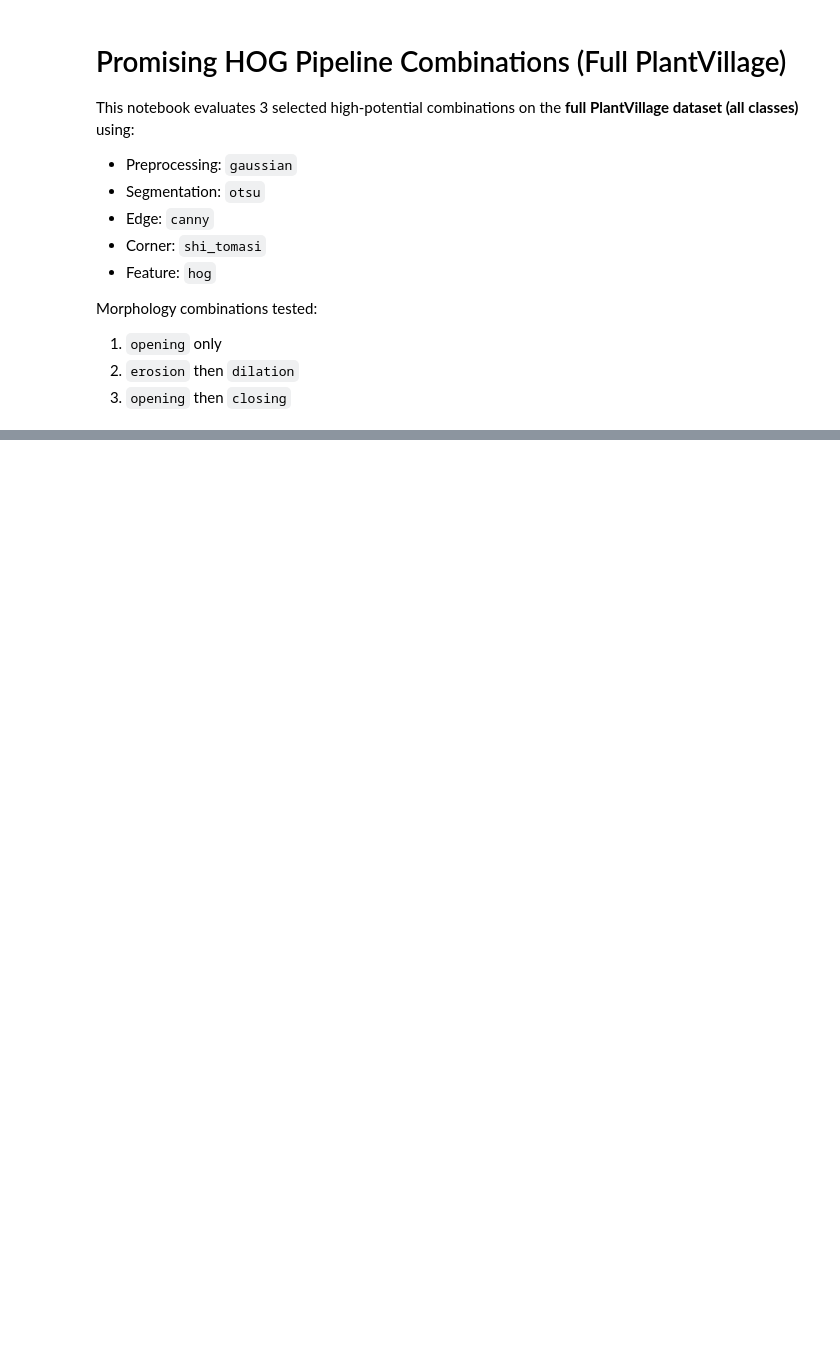
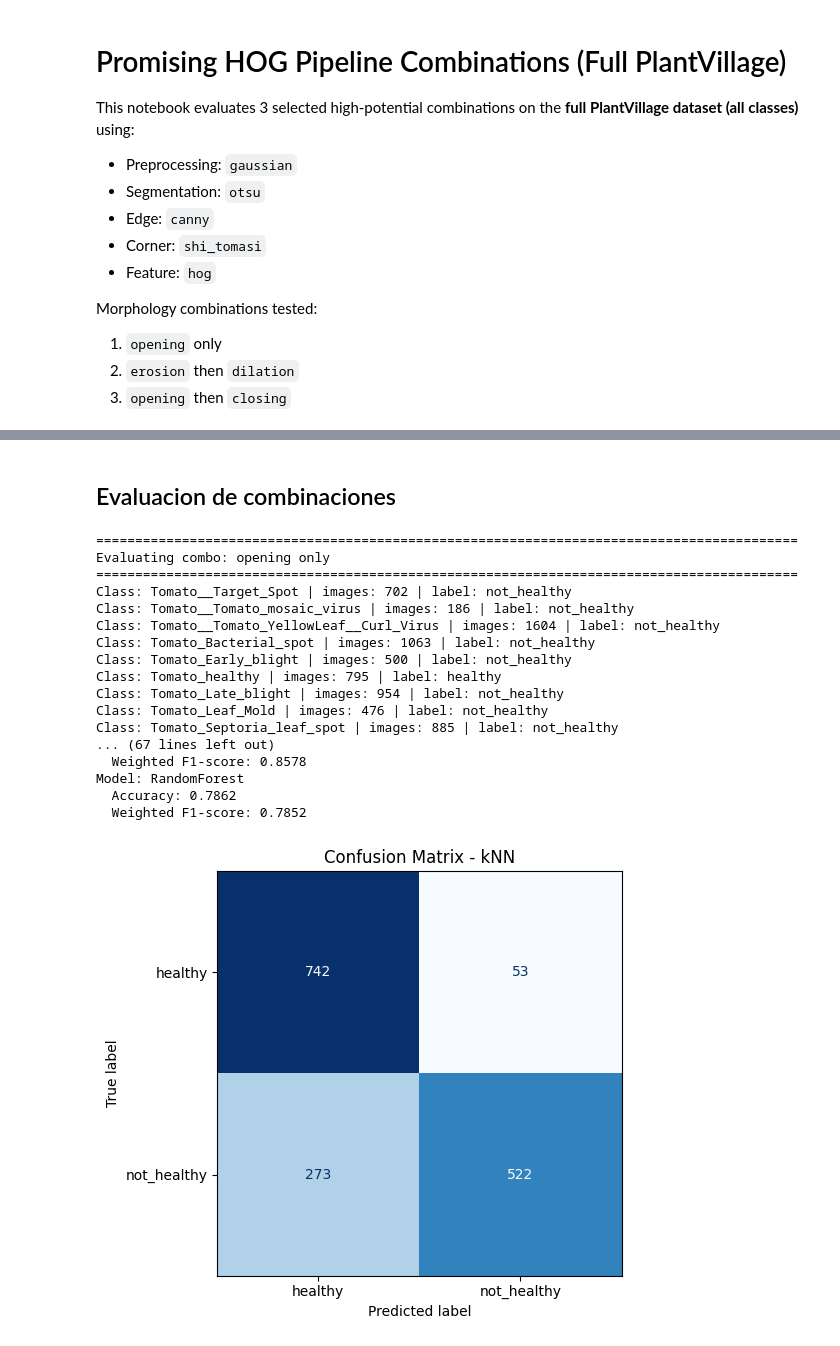
Before and after one commit to slamgLuke/CV_descriptors, a Jupyter notebook: promising_hog_combos_full_dataset.ipynb, the cells around one changed output, grey strips where cells are left out. Drawn from its saved outputs; the diff is of its cells as text; code cells hidden in the pictures; blank space fills up the shorter version.

```diff
--- a/promising_hog_combos_full_dataset.ipynb
+++ b/promising_hog_combos_full_dataset.ipynb
@@ -156,34 +264,72 @@ Found 16 classes.
 - Tomato_Leaf_Mold
 - Tomato_Septoria_leaf_spot
 - Tomato_Spider_mites_Two_spotted_spider_mite
+# %% [markdown]
+## Evaluacion de combinaciones
 # %%
+import gc
+
 all_results = []
+
+# Reduce memory usage by sampling a fraction of each class
+sample_fraction = 0.5  # use 20% per class for quick experiments
+max_per_class = None   # set an int (e.g., 200) to hard-cap per class
 
 for morph_first, morph_second, combo_name in morphology_configs:
     print("\n" + "=" * 90)
     print(f"Evaluating combo: {combo_name}")
     print("=" * 90)
 
-    X, y = build_dataset_for_combo(class_directories, morph_first, morph_second)
+    X, y = build_dataset_for_combo(
+        class_directories,
+        morph_first,
+        morph_second,
+        sample_fraction=sample_fraction,
+        max_per_class=max_per_class,
+        seed=42,
+    )
     print(f"Feature matrix shape: {X.shape}")
     print(f"Labels shape: {y.shape}")
 
     combo_metrics = train_and_evaluate(X, y)
 
     for model_name, metrics in combo_metrics.items():
         print(f"Model: {model_name}")
         print(f"  Accuracy: {metrics['accuracy']:.4f}")
         print(f"  Weighted F1-score: {metrics['f1_score']:.4f}")
 
         all_results.append(
             {
                 "combo": combo_name,
                 "morph_first": morph_first,
                 "morph_second": morph_second,
                 "model": model_name,
                 "accuracy": float(metrics["accuracy"]),
                 "weighted_f1": float(metrics["f1_score"]),
                 "confusion_matrix": metrics["confusion_matrix"],
                 "confusion_matrix_figure": metrics["confusion_matrix_figure"],
             }
         )
+
+    # Free memory before next combo
+    del X, y, combo_metrics
+    gc.collect()
+# %% [output]
+==========================================================================================
+Evaluating combo: opening only
+==========================================================================================
+Class: Tomato__Target_Spot | images: 702 | label: not_healthy
+Class: Tomato__Tomato_mosaic_virus | images: 186 | label: not_healthy
+Class: Tomato__Tomato_YellowLeaf__Curl_Virus | images: 1604 | label: not_healthy
+Class: Tomato_Bacterial_spot | images: 1063 | label: not_healthy
+Class: Tomato_Early_blight | images: 500 | label: not_healthy
+Class: Tomato_healthy | images: 795 | label: healthy
+Class: Tomato_Late_blight | images: 954 | label: not_healthy
+Class: Tomato_Leaf_Mold | images: 476 | label: not_healthy
+Class: Tomato_Septoria_leaf_spot | images: 885 | label: not_healthy
+... (67 lines left out)
+  Weighted F1-score: 0.8578
+Model: RandomForest
+  Accuracy: 0.7862
+  Weighted F1-score: 0.7852
+[figure, added]
```
Also changed, not shown: parts of 12 cells of this notebook, 2 other files.
